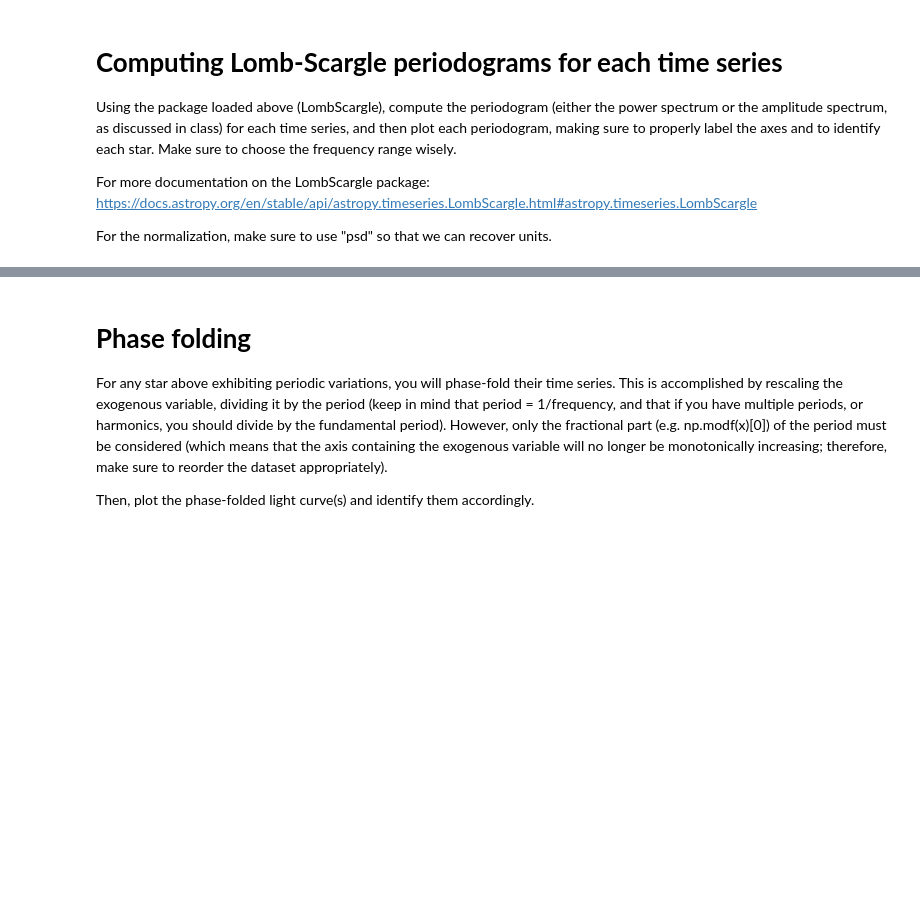
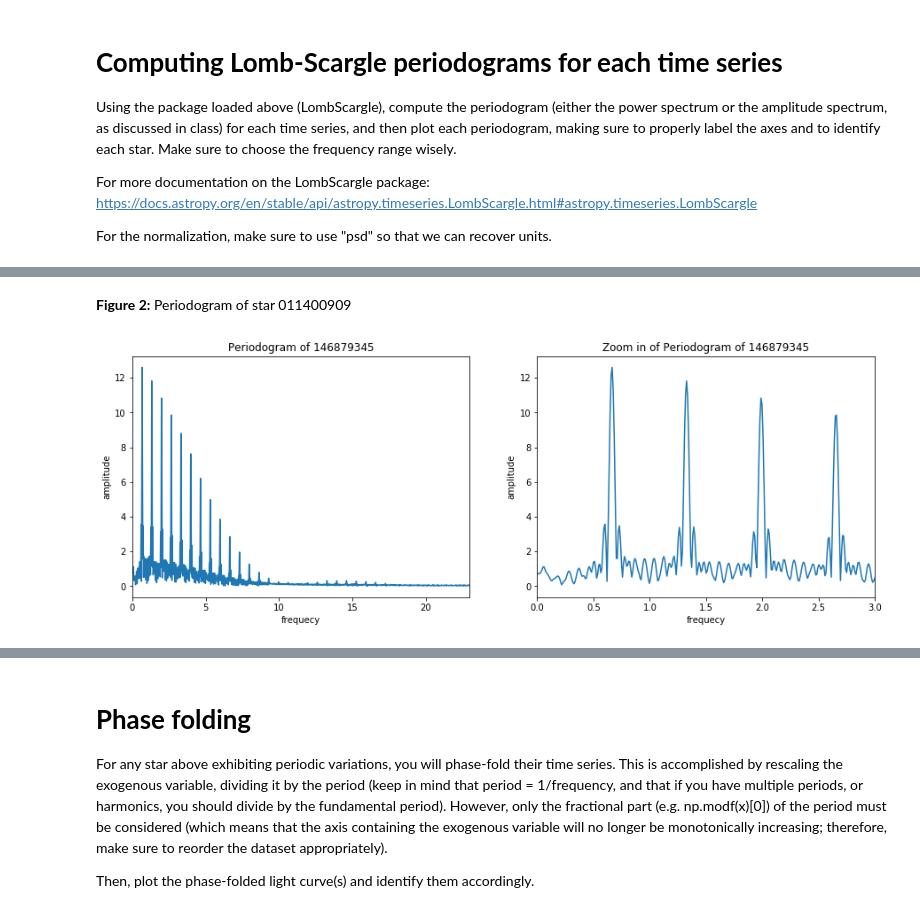
Before and after one commit to DesiPilla/DSPS_dPilla, a Jupyter notebook: HW11/TESSlightcurves.ipynb, the cells around one changed output, grey strips where cells are left out. Saved outputs shown, nothing was run; the diff lists cells and outputs as text; code cells hidden in the pictures; blank space fills up the shorter version.

```diff
--- a/HW11/TESSlightcurves.ipynb
+++ b/HW11/TESSlightcurves.ipynb
@@ -91,0 +100,6 @@ ax1.set_ylabel('Magnitude', fontsize = 15);
+# %% [markdown]
+**Figure 2:** Periodogram of star 011400909
+# %%
+periodogram(s2, '146879345')
+# %% [output]
+[figure, added]
```
Also changed, not shown: parts of 24 cells of this notebook.
